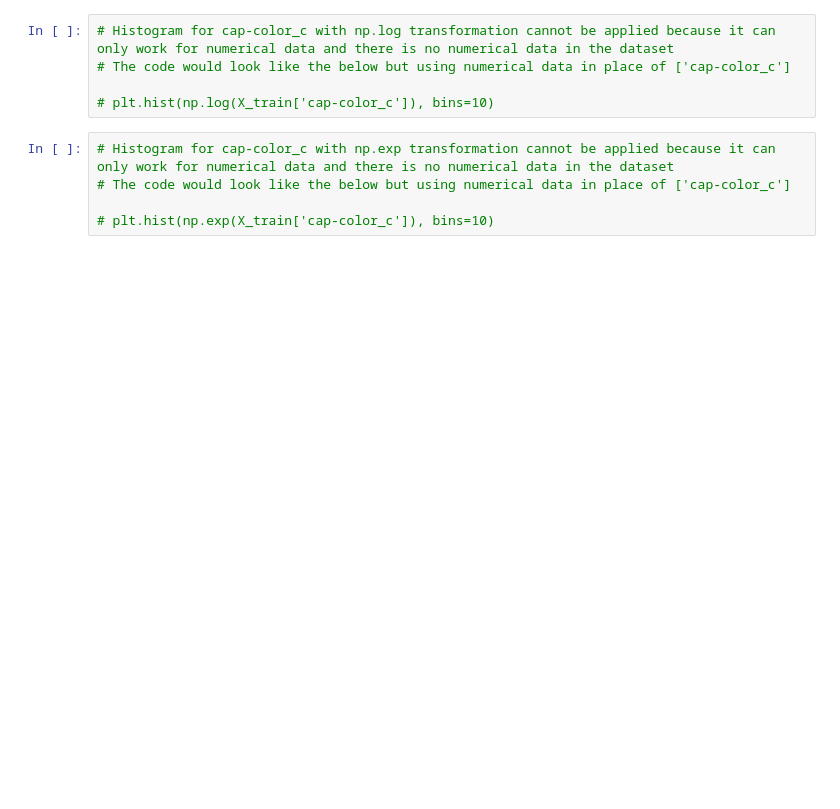
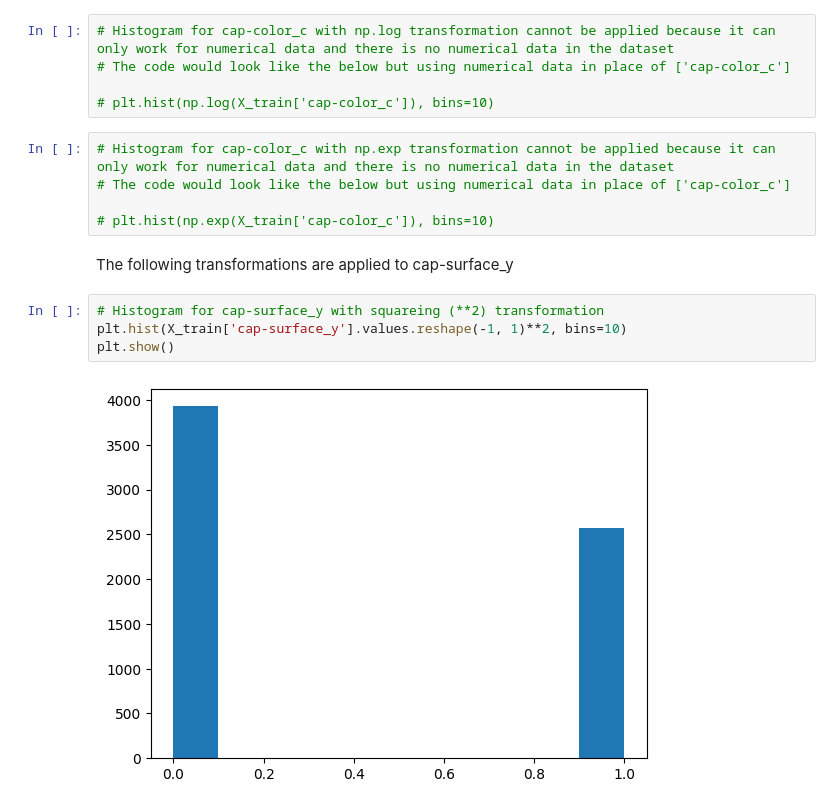
Before and after one commit to atoothman/data71200, a Jupyter notebook: DATA_71200_Project_1_Mushroom_Classification_Toothman.ipynb, the cells around one changed output. Cells and saved outputs as stored; diff of their text form; blank space fills up the shorter version.

```diff
--- a/DATA_71200_Project_1_Mushroom_Classification_Toothman.ipynb
+++ b/DATA_71200_Project_1_Mushroom_Classification_Toothman.ipynb
@@ -431,3 +431,11 @@ plt.show()
 # The code would look like the below but using numerical data in place of ['cap-color_c']
 
 # plt.hist(np.exp(X_train['cap-color_c']), bins=10)
+# %% [markdown]
+The following transformations are applied to cap-surface_y
+# %%
+# Histogram for cap-surface_y with squareing (**2) transformation
+plt.hist(X_train['cap-surface_y'].values.reshape(-1, 1)**2, bins=10)
+plt.show()
+# %% [output]
+[figure, added]
```
Also changed, not shown: parts of 7 cells of this notebook.
